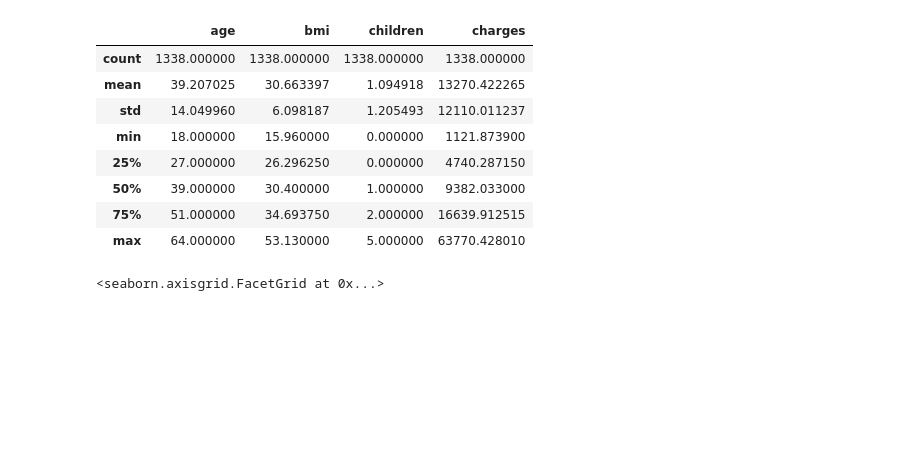
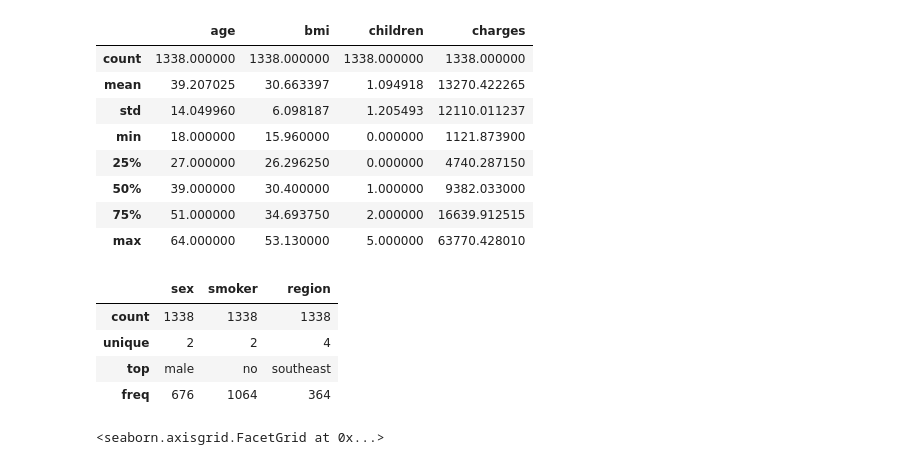
Before and after one commit to ewagaka/ML_regresja, a Jupyter notebook: ML_regresja_projekt.ipynb, the cells around one changed output. Cells and saved outputs as stored; diff of their text form; code cells hidden in the pictures; blank space fills up the shorter version.

```diff
--- a/ML_regresja_projekt.ipynb
+++ b/ML_regresja_projekt.ipynb
@@ -5,7 +9,7 @@ import seaborn as sns
 
 %matplotlib inline
 # %%
-df = pd.read_csv('medical_cost.csv')
+df = pd.read_csv('https://raw.githubusercontent.com/Kamil128/ProjektPraktycznyRegresja/main/data/medical_cost/medical_cost.csv')
 # %%
 df.info()
 # %% [output]
@@ -44,6 +48,14 @@ df.describe()
 | 50% | 39.000000 | 30.400000 | 1.000000 | 9382.033000 |
 | 75% | 51.000000 | 34.693750 | 2.000000 | 16639.912515 |
 | max | 64.000000 | 53.130000 | 5.000000 | 63770.428010 |
+# %%
+df[['sex', 'smoker', 'region']].describe()
+# %% [output]
+|  | sex | smoker | region |
+| count | 1338 | 1338 | 1338 |
+| unique | 2 | 2 | 4 |
+| top | male | no | southeast |
+| freq | 676 | 1064 | 364 |
 # %%
 sns.lmplot(x='age', y='bmi', data=df)
 # %% [output]
```
Also changed, not shown: parts of 9 cells of this notebook.
